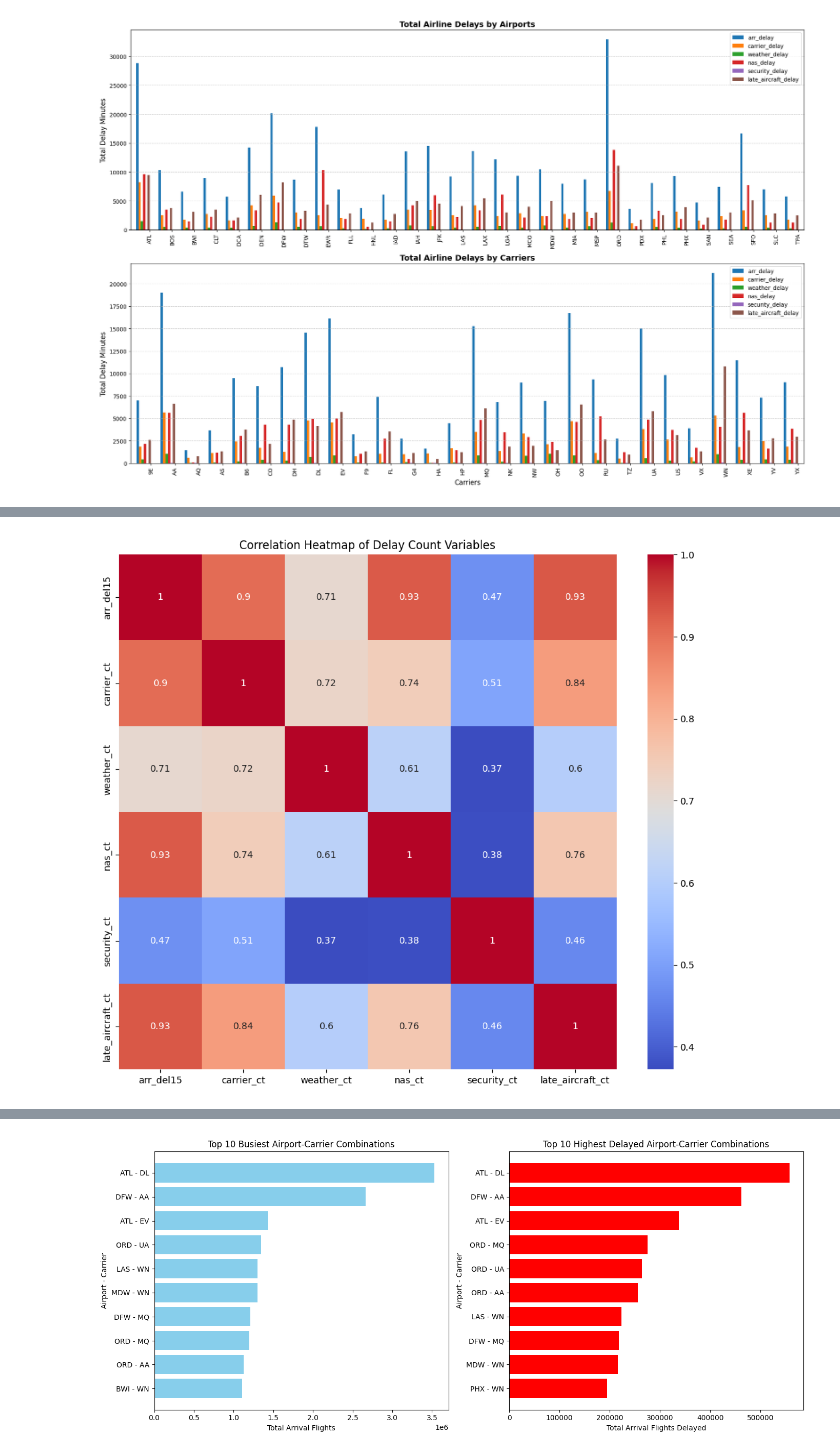
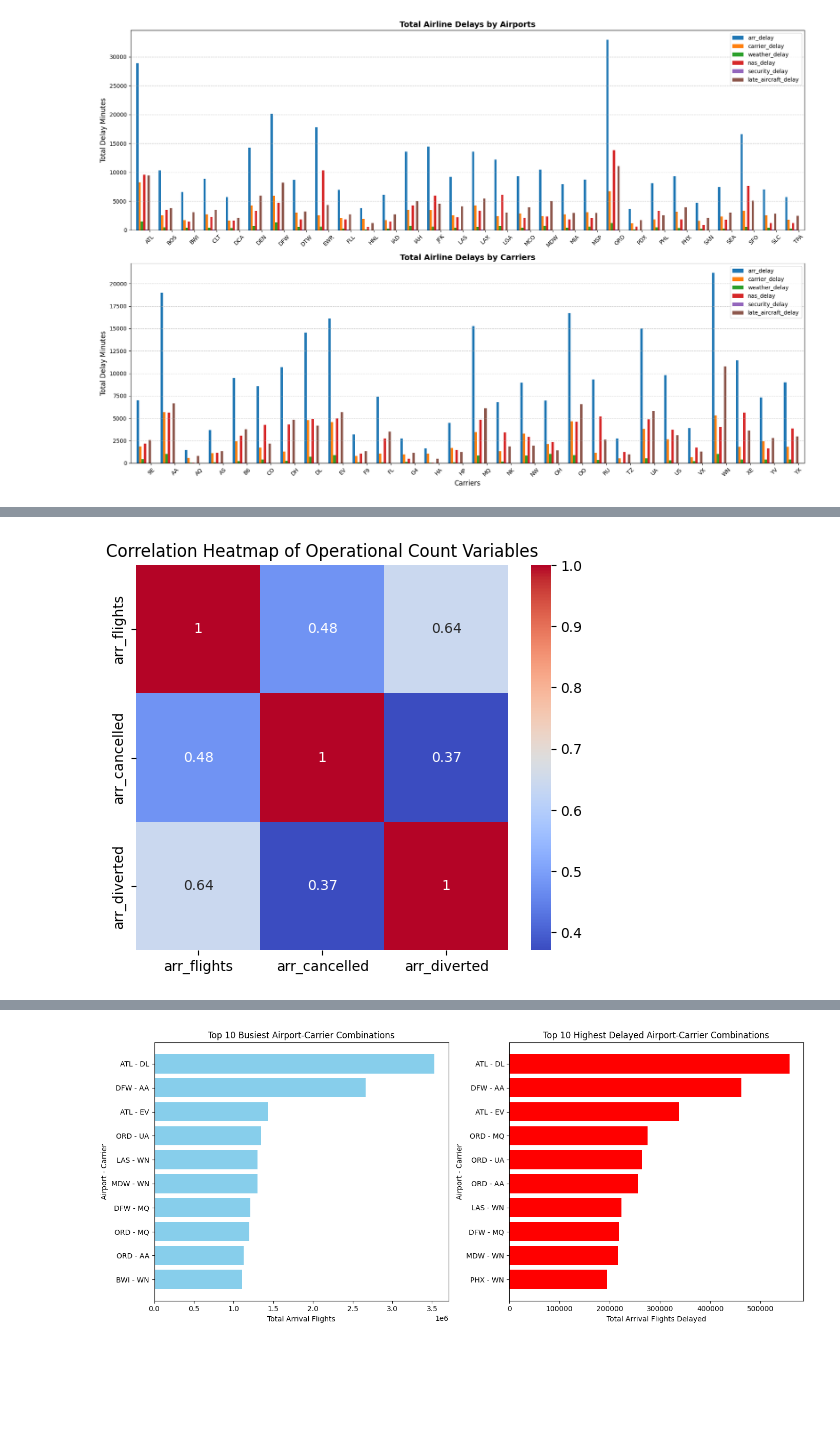
Before and after one commit to shayari21/Flight-Delay-Analysis, a Jupyter notebook: Data_Analysis.ipynb, the cells around one changed output, grey strips where cells are left out. Drawn from its saved outputs; the diff is of its cells as text; code cells hidden in the pictures; blank space fills up the shorter version.

```diff
--- a/Data_Analysis.ipynb
+++ b/Data_Analysis.ipynb
@@ -673,7 +862,7 @@ plt.show()
 # %%
-plt.figure(figsize=(12, 10))
-sns.heatmap(flight_data_df[delay_count_columns].corr(), annot=True, cmap='coolwarm')
-plt.title('Correlation Heatmap of Delay Count Variables')
+plt.figure(figsize=(6, 5))
+sns.heatmap(flight_data_df[operational_count_columns].corr(), annot=True, cmap='coolwarm')
+plt.title('Correlation Heatmap of Operational Count Variables')
 plt.show()
 # %% [output]
-[figure, old version]
+[figure, new version]
```
Also changed, not shown: parts of 32 cells of this notebook.
